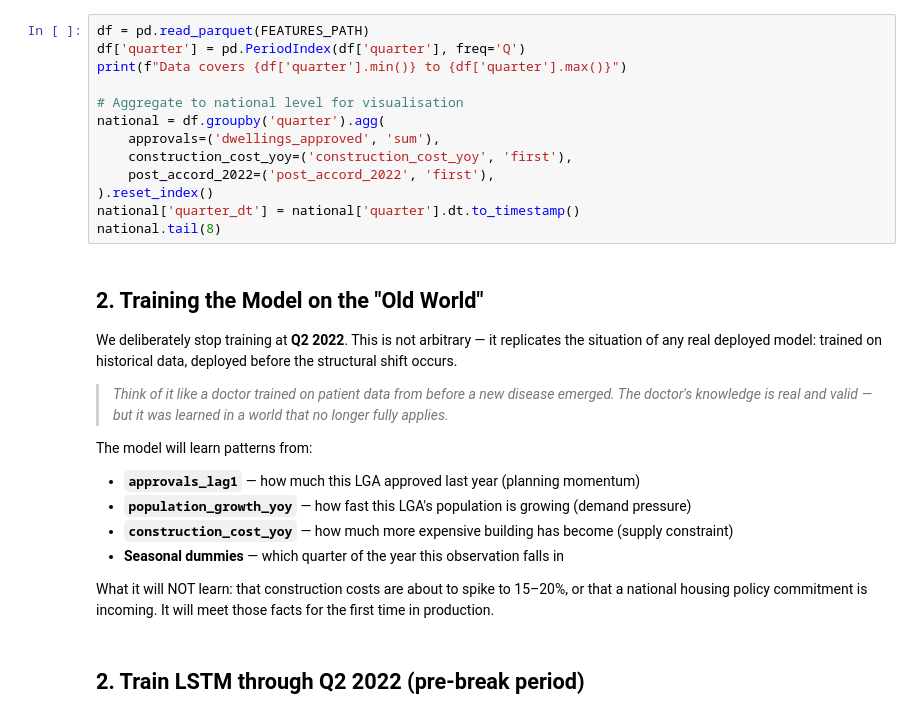
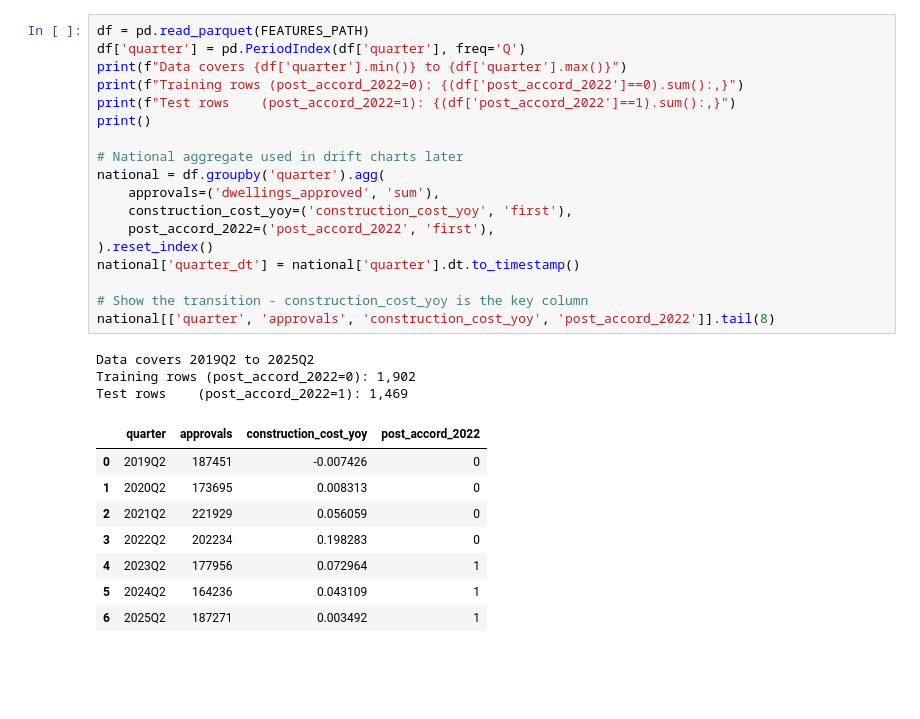
Before and after one commit to masoudraimi/Housing-Approval-Forecaster, a Jupyter notebook: notebooks/02_drift_case_study.ipynb, the cells around one changed output. Cells and saved outputs as stored; diff of their text form; blank space fills up the shorter version.

```diff
--- a/notebooks/02_drift_case_study.ipynb
+++ b/notebooks/02_drift_case_study.ipynb
@@ -67,29 +50,30 @@ The table below shows what national approvals and construction cost growth looke
 # %%
 df = pd.read_parquet(FEATURES_PATH)
 df['quarter'] = pd.PeriodIndex(df['quarter'], freq='Q')
 print(f"Data covers {df['quarter'].min()} to {df['quarter'].max()}")
+print(f"Training rows (post_accord_2022=0): {(df['post_accord_2022']==0).sum():,}")
+print(f"Test rows    (post_accord_2022=1): {(df['post_accord_2022']==1).sum():,}")
+print()
 
-# Aggregate to national level for visualisation
+# National aggregate used in drift charts later
 national = df.groupby('quarter').agg(
     approvals=('dwellings_approved', 'sum'),
     construction_cost_yoy=('construction_cost_yoy', 'first'),
     post_accord_2022=('post_accord_2022', 'first'),
 ).reset_index()
 national['quarter_dt'] = national['quarter'].dt.to_timestamp()
-national.tail(8)
+
+# Show the transition - construction_cost_yoy is the key column
+national[['quarter', 'approvals', 'construction_cost_yoy', 'post_accord_2022']].tail(8)
+# %% [output]
+Data covers 2019Q2 to 2025Q2
+Training rows (post_accord_2022=0): 1,902
+Test rows    (post_accord_2022=1): 1,469
+|  | quarter | approvals | construction_cost_yoy | post_accord_2022 |
+| 0 | 2019Q2 | 187451 | -0.007426 | 0 |
+| 1 | 2020Q2 | 173695 | 0.008313 | 0 |
+| 2 | 2021Q2 | 221929 | 0.056059 | 0 |
+| 3 | 2022Q2 | 202234 | 0.198283 | 0 |
+| 4 | 2023Q2 | 177956 | 0.072964 | 1 |
+| 5 | 2024Q2 | 164236 | 0.043109 | 1 |
+| 6 | 2025Q2 | 187271 | 0.003492 | 1 |
-# %% [markdown]
-## 2. Training the Model on the "Old World"
-
-We deliberately stop training at **Q2 2022**. This is not arbitrary — it replicates the situation of any real deployed model: trained on historical data, deployed before the structural shift occurs.
-
-> *Think of it like a doctor trained on patient data from before a new disease emerged. The doctor's knowledge is real and valid — but it was learned in a world that no longer fully applies.*
-
-The model will learn patterns from:
-- **`approvals_lag1`** — how much this LGA approved last year (planning momentum)
-- **`population_growth_yoy`** — how fast this LGA's population is growing (demand pressure)
-- **`construction_cost_yoy`** — how much more expensive building has become (supply constraint)
-- **Seasonal dummies** — which quarter of the year this observation falls in
-
-What it will NOT learn: that construction costs are about to spike to 15–20%, or that a national housing policy commitment is incoming. It will meet those facts for the first time in production.
-# %% [markdown]
-## 2. Train LSTM through Q2 2022 (pre-break period)
```
Also changed, not shown: parts of 23 cells of this notebook.
